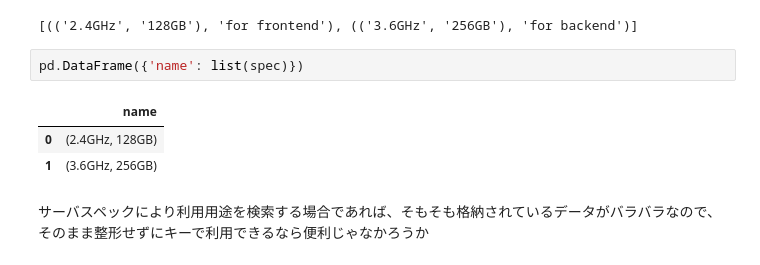
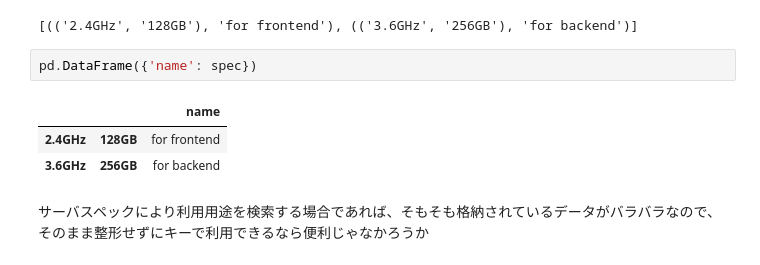
Before and after one commit to labotsuchinoko/python-tutorial, a Jupyter notebook: list-dict-tuple.ipynb, the cells around one changed output. Cells and saved outputs as stored; diff of their text form.

```diff
--- a/list-dict-tuple.ipynb
+++ b/list-dict-tuple.ipynb
@@ -1052,11 +1050,11 @@ spec.items()
 # %% [output]
 [(('2.4GHz', '128GB'), 'for frontend'), (('3.6GHz', '256GB'), 'for backend')]
 # %%
-pd.DataFrame({'name': list(spec)})
+pd.DataFrame({'name': spec})
 # %% [output]
-|  | name |
-| 0 | (2.4GHz, 128GB) |
-| 1 | (3.6GHz, 256GB) |
+|  |  | name |
+| 2.4GHz | 128GB | for frontend |
+| 3.6GHz | 256GB | for backend |
 # %% [markdown]
 サーバスペックにより利用用途を検索する場合であれば、そもそも格納されているデータがバラバラなので、そのまま整形せずにキーで利用できるなら便利じゃなかろうか
 # %% [markdown]
```
Also changed, not shown: parts of 36 cells of this notebook.
